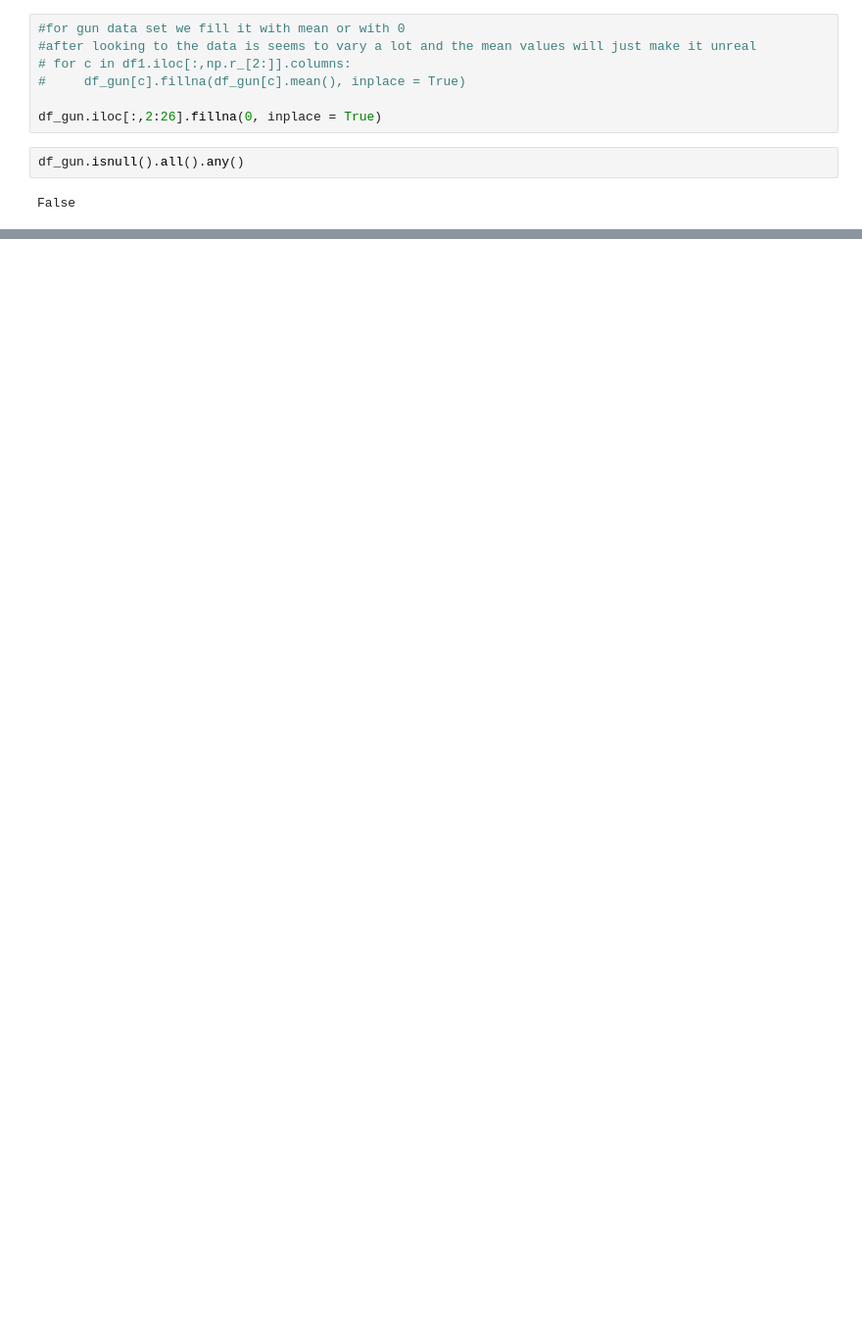
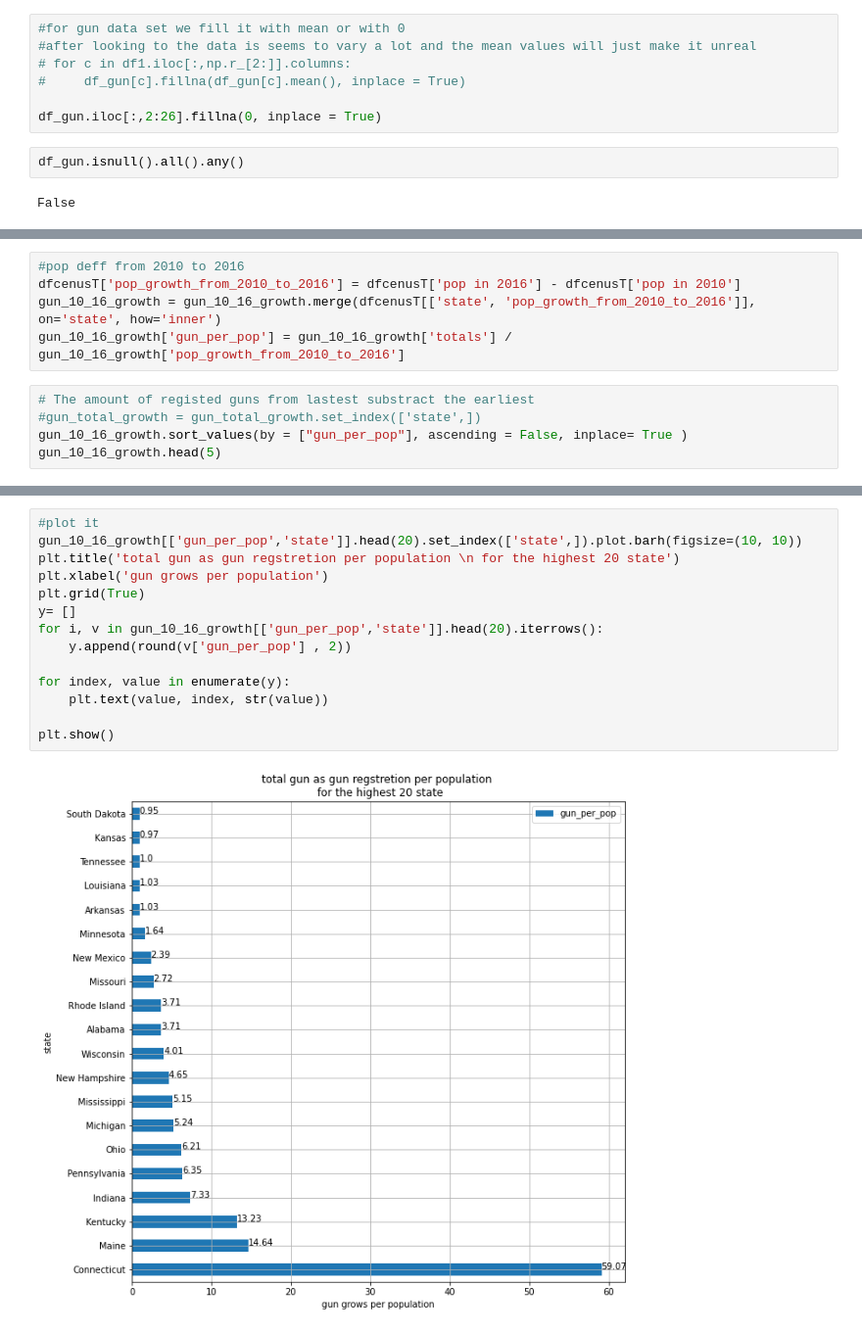
Before and after one commit to Ibn-mohey/Udacity-Advanced-Data-Analysis-Nanodegree-Program, a Jupyter notebook: investigate-a-dataset-template.ipynb, the cells around one changed output, grey strips where cells are left out. Shown at 98% size. Drawn from its saved outputs; the diff is of its cells as text; blank space fills up the shorter version.

```diff
--- a/investigate-a-dataset-template.ipynb
+++ b/investigate-a-dataset-template.ipynb
@@ -467,0 +774,10 @@ False
+# %%
+#pop deff from 2010 to 2016
+dfcenusT['pop_growth_from_2010_to_2016'] = dfcenusT['pop in 2016'] - dfcenusT['pop in 2010']
+gun_10_16_growth = gun_10_16_growth.merge(dfcenusT[['state', 'pop_growth_from_2010_to_2016']], on='state', how='inner')
+gun_10_16_growth['gun_per_pop'] = gun_10_16_growth['totals'] / gun_10_16_growth['pop_growth_from_2010_to_2016']
+# %%
+# The amount of registed guns from lastest substract the earliest
+#gun_total_growth = gun_total_growth.set_index(['state',])
+gun_10_16_growth.sort_values(by = ["gun_per_pop"], ascending = False, inplace= True )
+gun_10_16_growth.head(5)
@@ -467,0 +791,16 @@ False
+# %%
+#plot it
+gun_10_16_growth[['gun_per_pop','state']].head(20).set_index(['state',]).plot.barh(figsize=(10, 10))
+plt.title('total gun as gun regstretion per population \n for the highest 20 state')
+plt.xlabel('gun grows per population')
+plt.grid(True)
+y= []
+for i, v in gun_10_16_growth[['gun_per_pop','state']].head(20).iterrows():
+    y.append(round(v['gun_per_pop'] , 2))
+
+for index, value in enumerate(y):
+    plt.text(value, index, str(value))
+
+plt.show()
+# %% [output]
+[figure, added]
```
Also changed, not shown: parts of 60 cells of this notebook.
